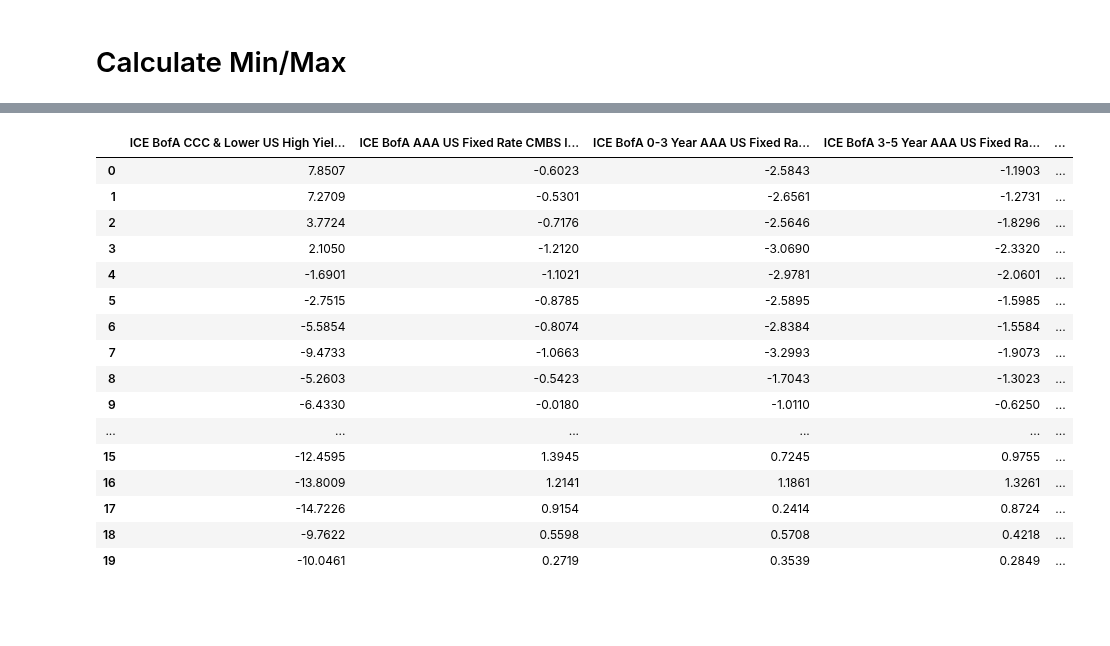
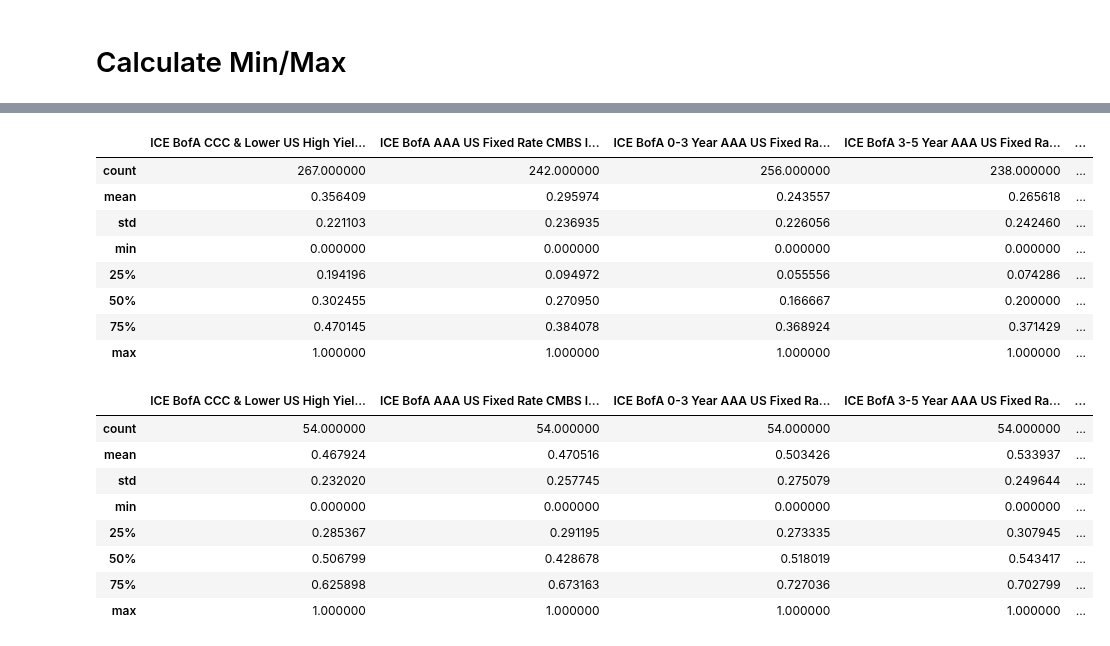
Before and after one commit to valazeinali/BoydWatterson, a Jupyter notebook: BoydWatterson/T-Test Analysis/arseny_project_last.ipynb, the cells around one changed output, grey strips where cells are left out. Saved outputs shown, nothing was run; the diff lists cells and outputs as text; code cells hidden in the pictures; blank space fills up the shorter version.

```diff
--- a/BoydWatterson/T-Test Analysis/arseny_project_last.ipynb
+++ b/BoydWatterson/T-Test Analysis/arseny_project_last.ipynb
@@ -272,11 +330,25 @@ df_36_Agg.describe()
 # %%
-# Now lets normalize our OAS Data
+#Now lets normalize our OAS Data
+df_OAS = df_OAS.drop(columns = ["Date"])
+
 column_maxes = df_OAS.max()
 df_OAS_Max = column_maxes
 column_mins = df_OAS.min()
 df_OAS_Min = column_mins
 df_OAS = (df_OAS - df_OAS_Min) / (df_OAS_Max - df_OAS_Min)
 
+df_OAS['Date'] = df_OAS_Date
+
 df_OAS.describe()
+# %% [output]
+|  | ICE BofA CCC & Lower US High Yiel... | ICE BofA AAA US Fixed Rate CMBS I... | ICE BofA 0-3 Year AAA US Fixed Ra... | ICE BofA 3-5 Year AAA US Fixed Ra... | ... |
+| count | 267.000000 | 242.000000 | 256.000000 | 238.000000 | ... |
+| mean | 0.356409 | 0.295974 | 0.243557 | 0.265618 | ... |
+| std | 0.221103 | 0.236935 | 0.226056 | 0.242460 | ... |
+| min | 0.000000 | 0.000000 | 0.000000 | 0.000000 | ... |
+| 25% | 0.194196 | 0.094972 | 0.055556 | 0.074286 | ... |
+| 50% | 0.302455 | 0.270950 | 0.166667 | 0.200000 | ... |
+| 75% | 0.470145 | 0.384078 | 0.368924 | 0.371429 | ... |
+| max | 1.000000 | 1.000000 | 1.000000 | 1.000000 | ... |
 # %%
 # add dates back for natural join
@@ -299,20 +373,2 @@ df_Agg_36 = pd.merge(df_36_Agg, df_OAS, on='Date', how='right')
 # %%
-df_Agg_9.head(20)
+#df_Agg_9_Normal.head(20)
-# %% [output]
-|  | ICE BofA CCC & Lower US High Yiel... | ICE BofA AAA US Fixed Rate CMBS I... | ICE BofA 0-3 Year AAA US Fixed Ra... | ICE BofA 3-5 Year AAA US Fixed Ra... | ... |
-| 0 | 7.8507 | -0.6023 | -2.5843 | -1.1903 | ... |
-| 1 | 7.2709 | -0.5301 | -2.6561 | -1.2731 | ... |
-| 2 | 3.7724 | -0.7176 | -2.5646 | -1.8296 | ... |
-| 3 | 2.1050 | -1.2120 | -3.0690 | -2.3320 | ... |
-| 4 | -1.6901 | -1.1021 | -2.9781 | -2.0601 | ... |
-| 5 | -2.7515 | -0.8785 | -2.5895 | -1.5985 | ... |
-| 6 | -5.5854 | -0.8074 | -2.8384 | -1.5584 | ... |
-| 7 | -9.4733 | -1.0663 | -3.2993 | -1.9073 | ... |
-| 8 | -5.2603 | -0.5423 | -1.7043 | -1.3023 | ... |
-| 9 | -6.4330 | -0.0180 | -1.0110 | -0.6250 | ... |
-| ... | ... | ... | ... | ... | ... |
-| 15 | -12.4595 | 1.3945 | 0.7245 | 0.9755 | ... |
-| 16 | -13.8009 | 1.2141 | 1.1861 | 1.3261 | ... |
-| 17 | -14.7226 | 0.9154 | 0.2414 | 0.8724 | ... |
-| 18 | -9.7622 | 0.5598 | 0.5708 | 0.4218 | ... |
-| 19 | -10.0461 | 0.2719 | 0.3539 | 0.2849 | ... |
@@ -338,0 +380,12 @@ df_Agg_9.head(20)
+# %%
+df_Agg_9_Normal.describe()
+# %% [output]
+|  | ICE BofA CCC & Lower US High Yiel... | ICE BofA AAA US Fixed Rate CMBS I... | ICE BofA 0-3 Year AAA US Fixed Ra... | ICE BofA 3-5 Year AAA US Fixed Ra... | ... |
+| count | 54.000000 | 54.000000 | 54.000000 | 54.000000 | ... |
+| mean | 0.467924 | 0.470516 | 0.503426 | 0.533937 | ... |
+| std | 0.232020 | 0.257745 | 0.275079 | 0.249644 | ... |
+| min | 0.000000 | 0.000000 | 0.000000 | 0.000000 | ... |
+| 25% | 0.285367 | 0.291195 | 0.273335 | 0.307945 | ... |
+| 50% | 0.506799 | 0.428678 | 0.518019 | 0.543417 | ... |
+| 75% | 0.625898 | 0.673163 | 0.727036 | 0.702799 | ... |
+| max | 1.000000 | 1.000000 | 1.000000 | 1.000000 | ... |
```
Also changed, not shown: parts of 23 cells of this notebook.
